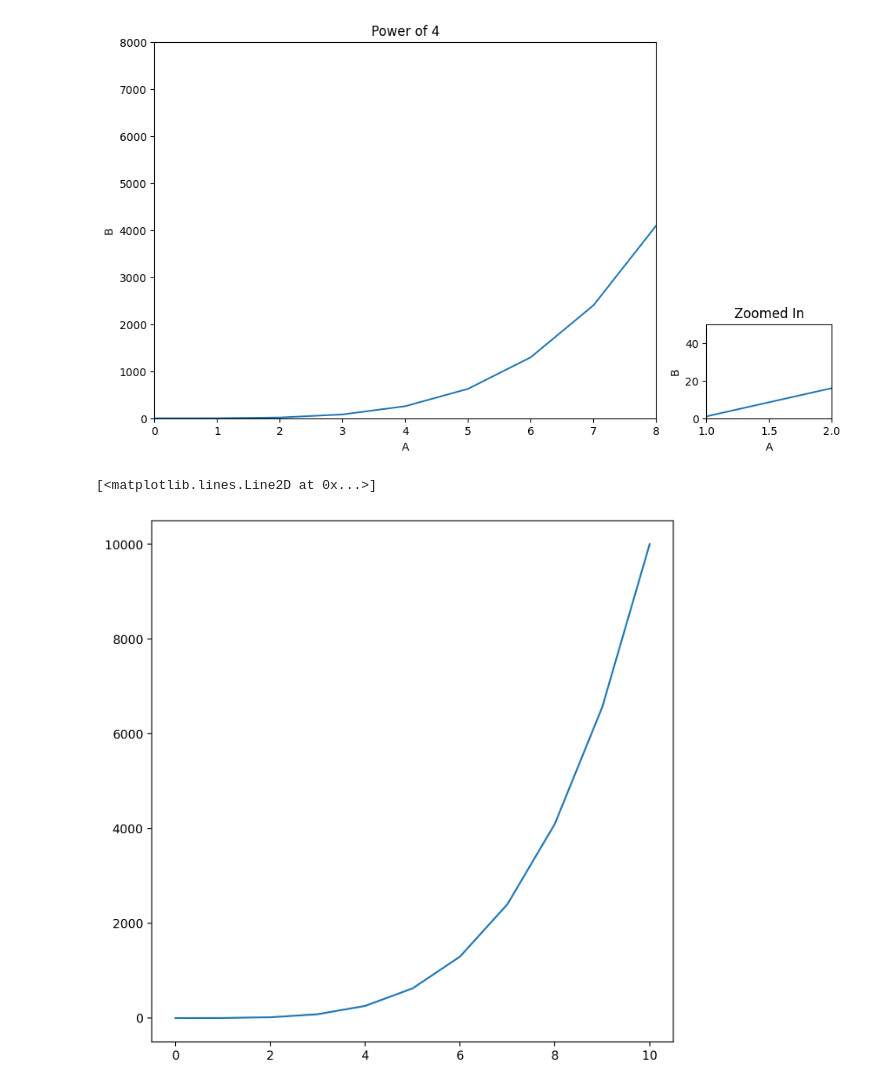
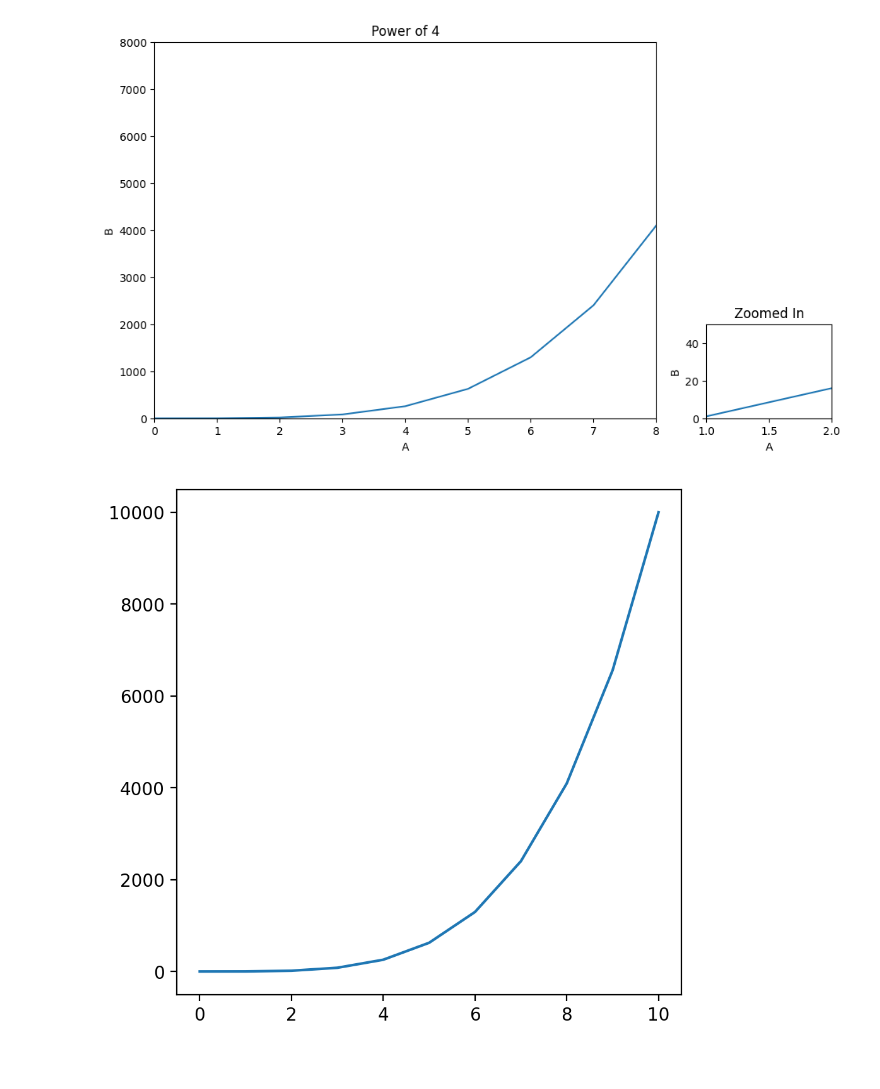
Before and after one commit to Anurag-Warthi/Data-Science-Machine-Learning, a Jupyter notebook: Data Science/01-DS_Libraries/Matplotlib.ipynb, the cells around one changed output. Cells and saved outputs as stored; diff of their text form; code cells hidden in the pictures.

Commit message:
New commit to matplotlib file

```diff
--- a/Data Science/01-DS_Libraries/Matplotlib.ipynb
+++ b/Data Science/01-DS_Libraries/Matplotlib.ipynb
@@ -210,11 +210,12 @@ axes2.set_title('Zoomed In');
 [figure]
 # %%
 # dpi is used for clarity. higher the dpi value, more is the clarity
-fig = plt.figure(figsize=(6, 6), dpi=200)
+fig = plt.figure(figsize=(4, 4), dpi=200)
 
 axes1 = fig.add_axes([0, 0, 1, 1])
 
 axes1.plot(a, b)
+fig.savefig('new_figure.png', bbox_inches = 'tight');
+# bbox_inches is used for including the x and y axes
 # %% [output]
-[<matplotlib.lines.Line2D at 0x...>]
-[figure, old version]
+[figure, new version]
```
Also changed, not shown: 1 other file.
